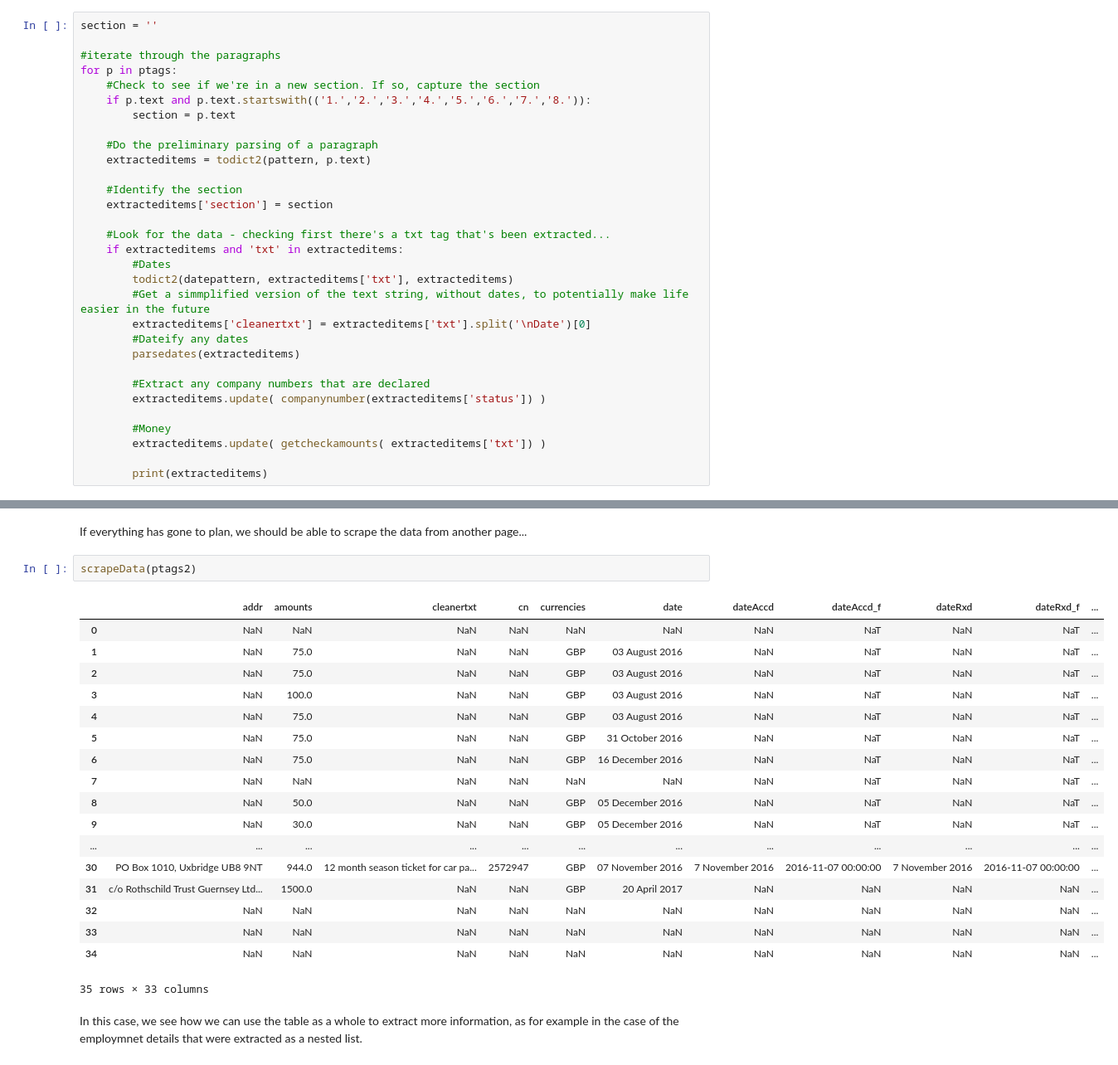
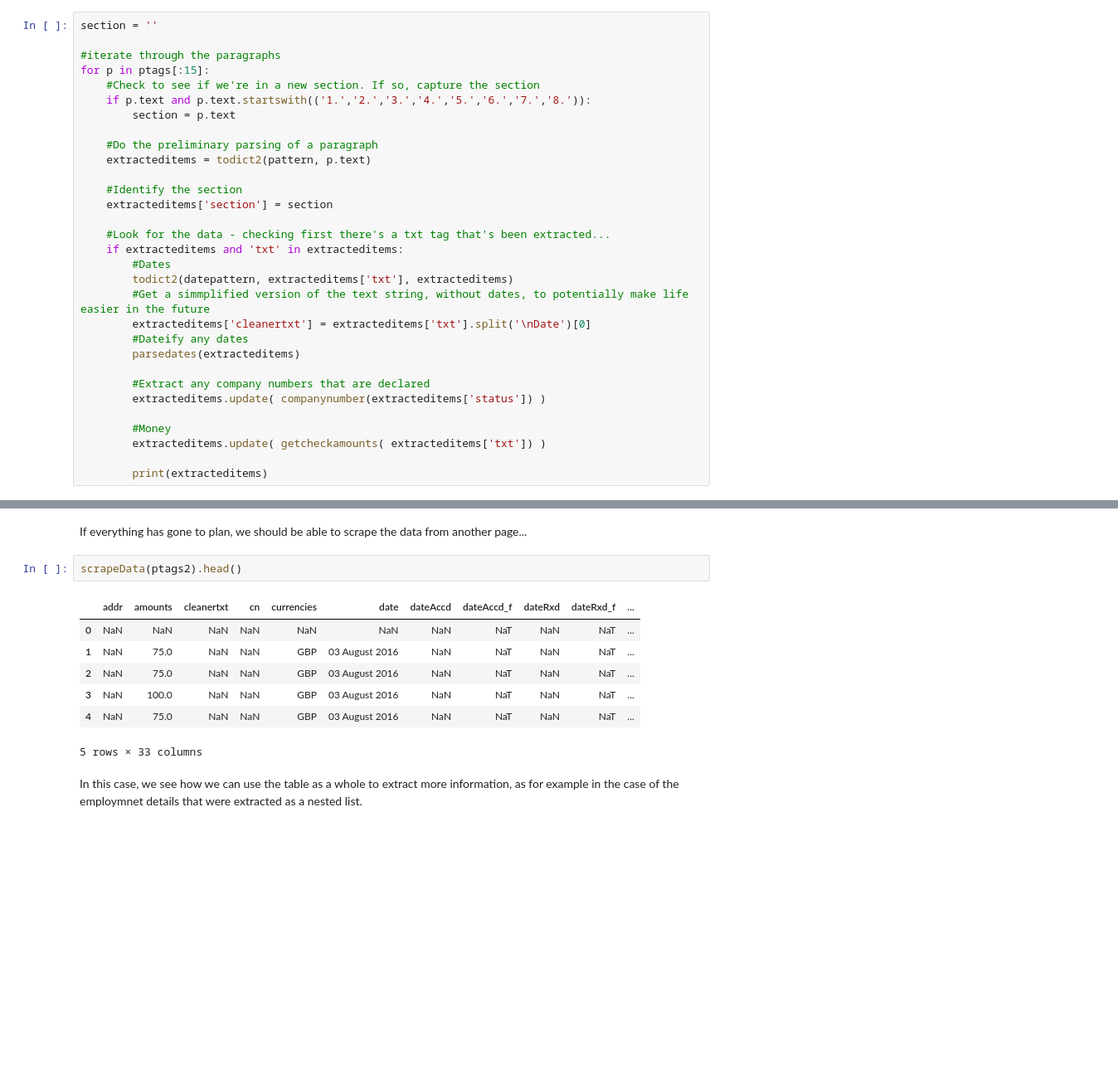
Before and after one commit to psychemedia/parlihacks, a Jupyter notebook: notebooks/MP Register of Interests.ipynb, the cells around one changed output, grey strips where cells are left out. Shown at 83% size. Cells and saved outputs as stored; diff of their text form; blank space fills up the shorter version.

```diff
--- a/notebooks/MP Register of Interests.ipynb
+++ b/notebooks/MP Register of Interests.ipynb
@@ -1064,7 +1064,7 @@ So now we pretty much have all the bits we need in order to scrape a register pa
 section = ''
 
 #iterate through the paragraphs
-for p in ptags:
+for p in ptags[:15]:
     #Check to see if we're in a new section. If so, capture the section
     if p.text and p.text.startswith(('1.','2.','3.','4.','5.','6.','7.','8.')):
         section = p.text
@@ -1242,26 +1237,15 @@ scrapeData(ptags)
 # %% [markdown]
 If everything has gone to plan, we should be able to scrape the data from another page...
 # %%
-scrapeData(ptags2)
+scrapeData(ptags2).head()
 # %% [output]
 |  | addr | amounts | cleanertxt | cn | currencies | date | dateAccd | dateAccd_f | dateRxd | dateRxd_f | ... |
 | 0 | NaN | NaN | NaN | NaN | NaN | NaN | NaN | NaT | NaN | NaT | ... |
 | 1 | NaN | 75.0 | NaN | NaN | GBP | 03 August 2016 | NaN | NaT | NaN | NaT | ... |
 | 2 | NaN | 75.0 | NaN | NaN | GBP | 03 August 2016 | NaN | NaT | NaN | NaT | ... |
 | 3 | NaN | 100.0 | NaN | NaN | GBP | 03 August 2016 | NaN | NaT | NaN | NaT | ... |
 | 4 | NaN | 75.0 | NaN | NaN | GBP | 03 August 2016 | NaN | NaT | NaN | NaT | ... |
-| 5 | NaN | 75.0 | NaN | NaN | GBP | 31 October 2016 | NaN | NaT | NaN | NaT | ... |
-| 6 | NaN | 75.0 | NaN | NaN | GBP | 16 December 2016 | NaN | NaT | NaN | NaT | ... |
-| 7 | NaN | NaN | NaN | NaN | NaN | NaN | NaN | NaT | NaN | NaT | ... |
-| 8 | NaN | 50.0 | NaN | NaN | GBP | 05 December 2016 | NaN | NaT | NaN | NaT | ... |
-| 9 | NaN | 30.0 | NaN | NaN | GBP | 05 December 2016 | NaN | NaT | NaN | NaT | ... |
-| ... | ... | ... | ... | ... | ... | ... | ... | ... | ... | ... | ... |
-| 30 | PO Box 1010, Uxbridge UB8 9NT | 944.0 | 12 month season ticket for car pa... | 2572947 | GBP | 07 November 2016 | 7 November 2016 | 2016-11-07 00:00:00 | 7 November 2016 | 2016-11-07 00:00:00 | ... |
-| 31 | c/o Rothschild Trust Guernsey Ltd... | 1500.0 | NaN | NaN | GBP | 20 April 2017 | NaN | NaN | NaN | NaN | ... |
-| 32 | NaN | NaN | NaN | NaN | NaN | NaN | NaN | NaN | NaN | NaN | ... |
-| 33 | NaN | NaN | NaN | NaN | NaN | NaN | NaN | NaN | NaN | NaN | ... |
-| 34 | NaN | NaN | NaN | NaN | NaN | NaN | NaN | NaN | NaN | NaN | ... |
-35 rows × 33 columns
+5 rows × 33 columns
 # %% [markdown]
 In this case, we see how we can use the table as a whole to extract more information, as for example in the case of the employmnet details that were extracted as a nested list.
 # %%
```
Also changed, not shown: parts of 16 cells of this notebook.
